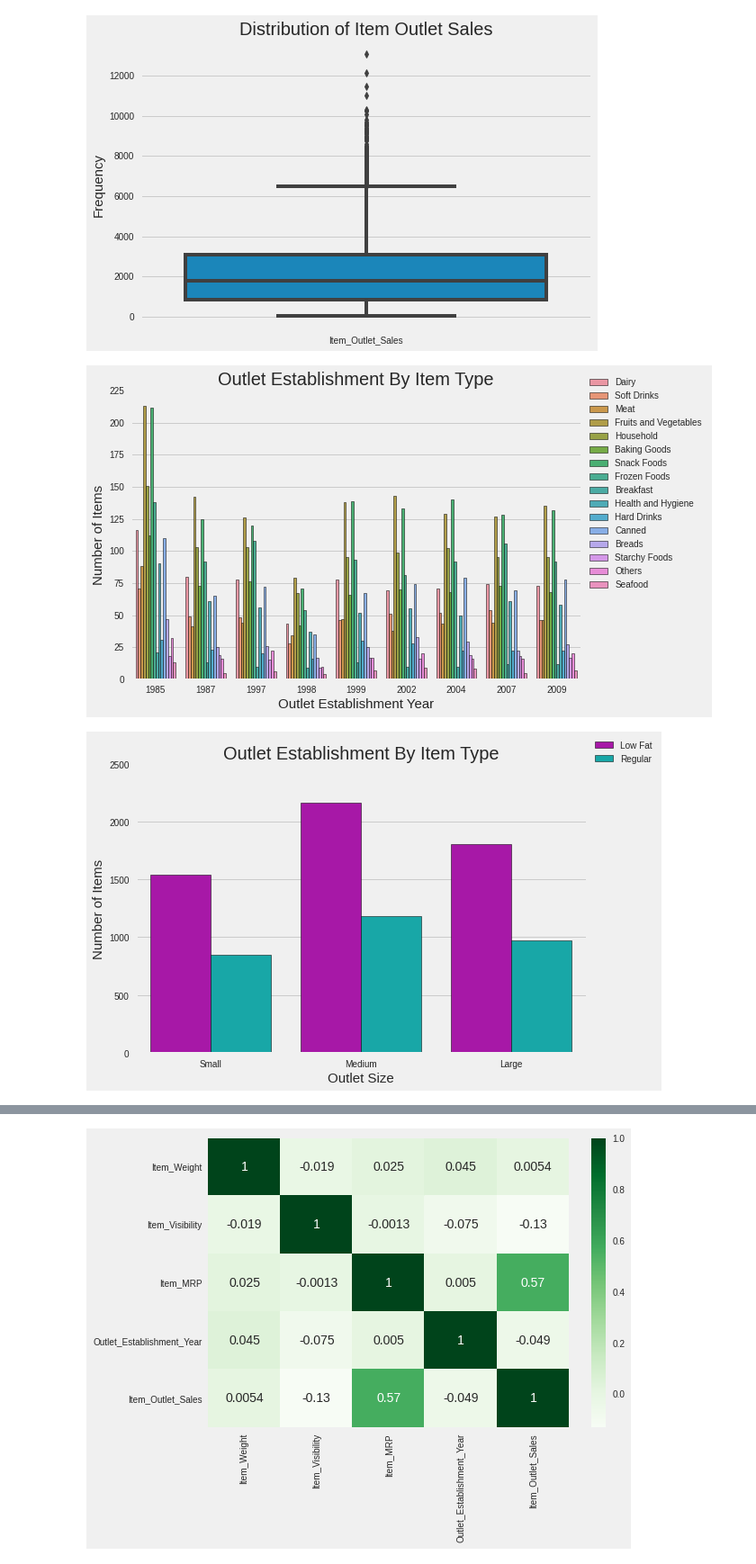
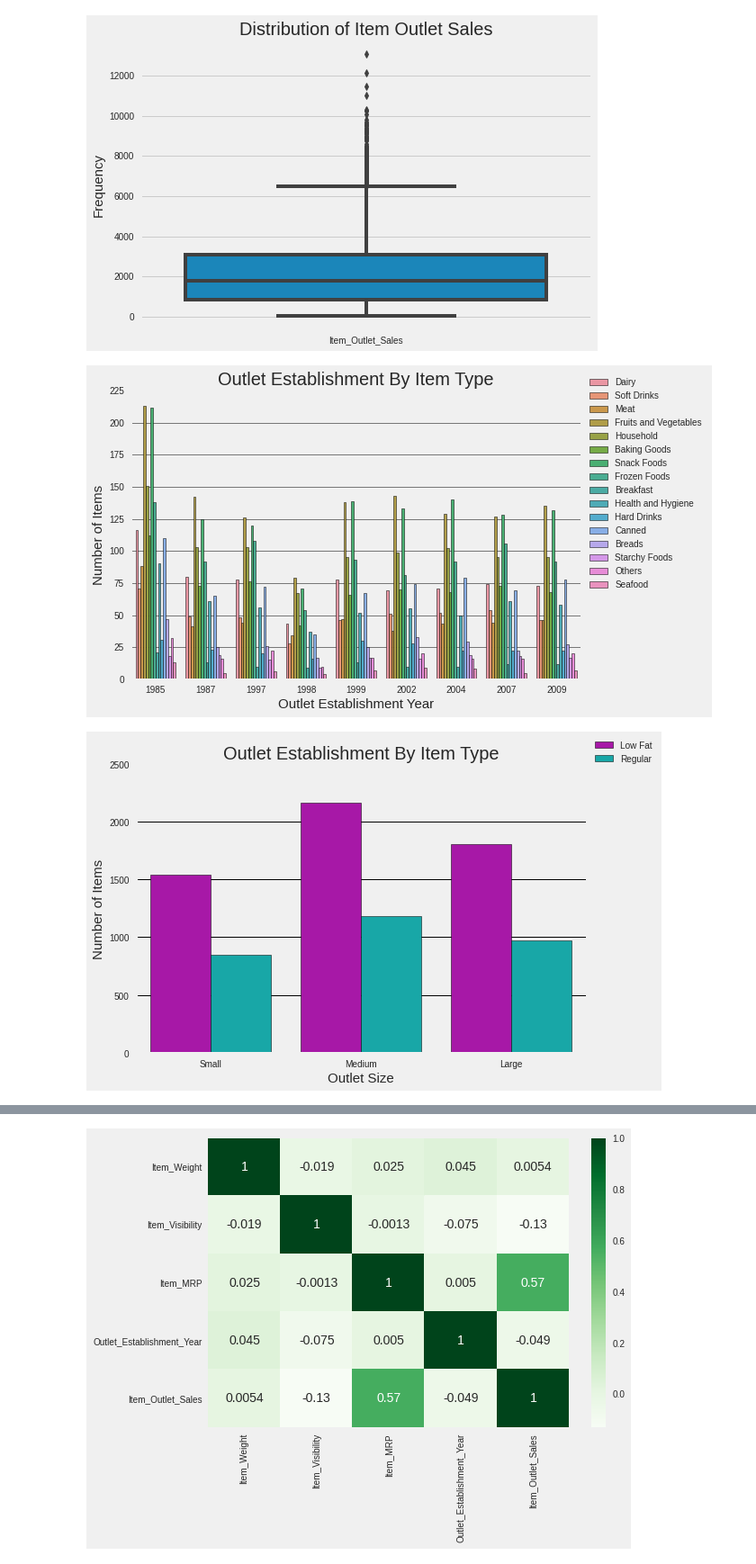
Before and after one commit to Savvy-Slowley/Sales_Predictions, a Jupyter notebook: sales_predictions.ipynb, the cells around one changed output, grey strips where cells are left out. Shown at 90% size. Saved outputs shown, nothing was run; the diff lists cells and outputs as text; code cells hidden in the pictures.

```diff
--- a/sales_predictions.ipynb
+++ b/sales_predictions.ipynb
@@ -241,12 +241,13 @@ plt.ylabel('Frequency', fontsize = 15);
 # %%
 sns.countplot(x='Outlet_Establishment_Year',hue='Item_Type', edgecolor='k' ,data=df);
 plt.legend(loc= (1.01, .3))
 plt.title('Outlet Establishment By Item Type', fontsize = 20);
 plt.xlabel('Outlet Establishment Year', fontsize = 15);
 plt.ylabel('Number of Items', fontsize = 15);
 plt.ylim(bottom=0, top=225);
+plt.grid(axis='y', color='k', alpha=.5)
 # %% [output]
-[figure, old version]
+[figure, new version]
 # %%
 plt.style.use('fivethirtyeight');
 sns.countplot(x='Outlet_Size',hue='Item_Fat_Content',edgecolor='k' ,data=df, palette=["m", "c"]);
@@ -255,8 +256,9 @@ plt.title('Outlet Establishment By Item Type', fontsize = 20);
 plt.xlabel('Outlet Size', fontsize = 15);
 plt.ylabel('Number of Items', fontsize = 15);
 plt.ylim(bottom=0, top=2500);
+plt.grid(axis='y', color='k')
 # %% [output]
-[figure, old version]
+[figure, new version]
 # %%
 corr = df.corr()
 corr
```
